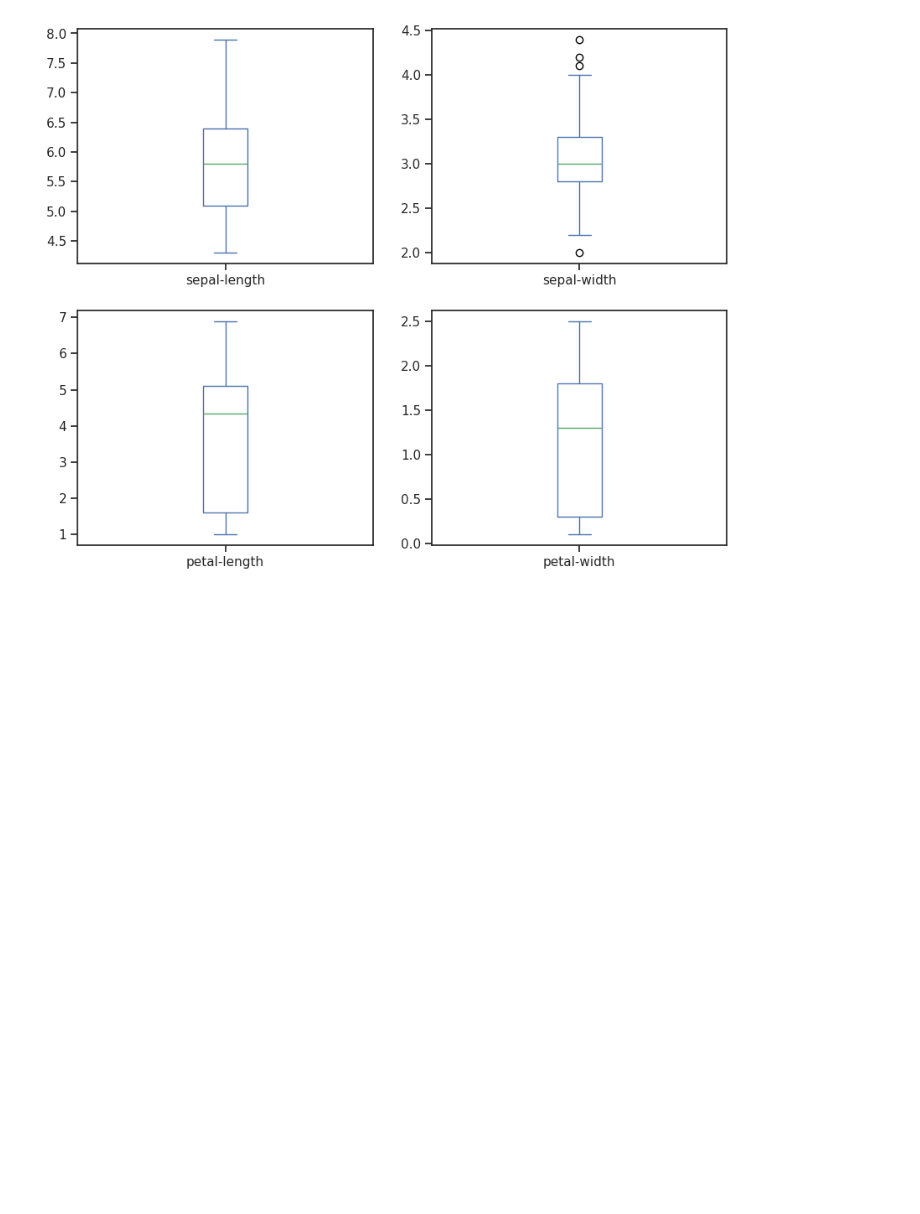
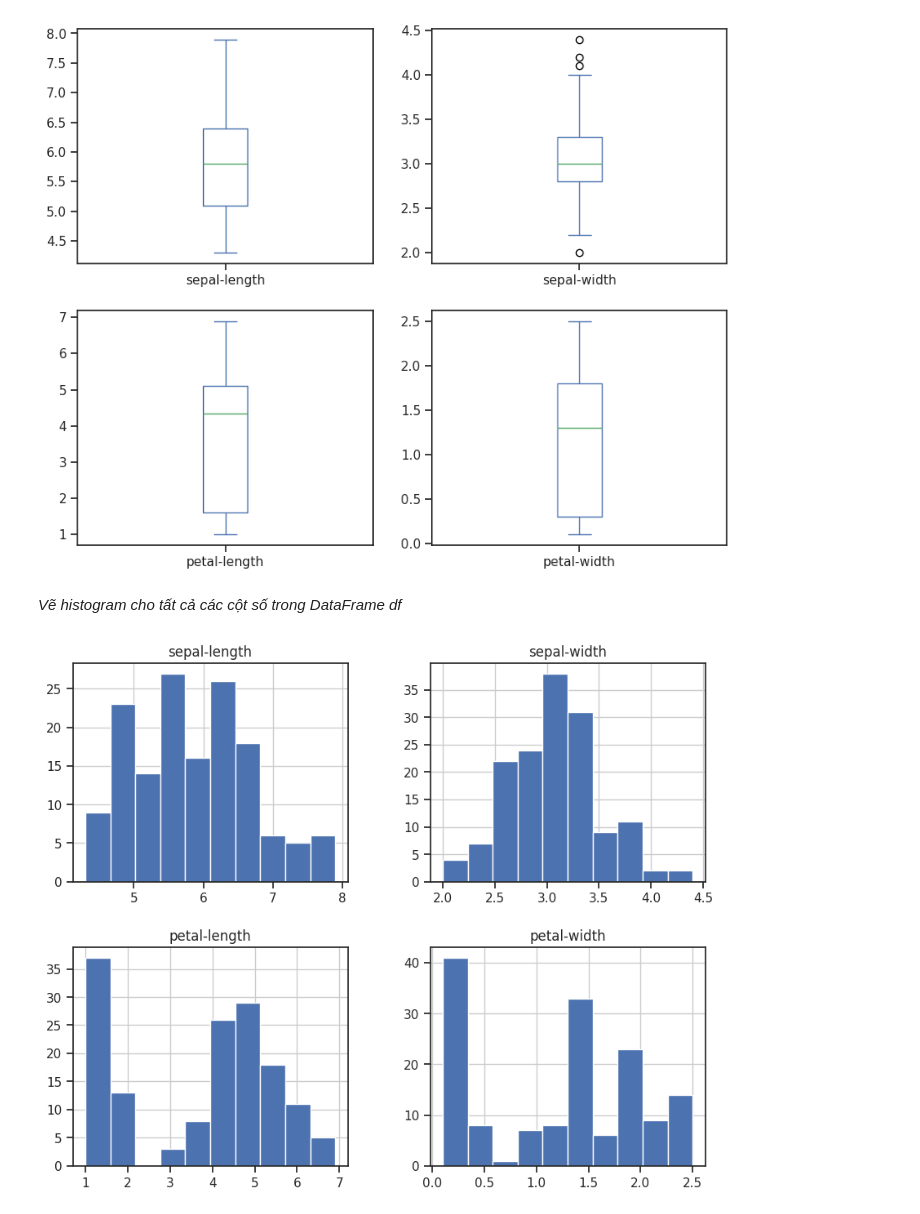
Before and after one commit to Mint0511/Data-analytics, a Jupyter notebook: lab2_NguyenVanMinh_3122410242 / slide_03_code.ipynb, the cells around one changed output. Saved outputs shown, nothing was run; the diff lists cells and outputs as text; code cells hidden in the pictures; blank space fills up the shorter version.

```diff
--- a/lab2_NguyenVanMinh_3122410242 / slide_03_code.ipynb
+++ b/lab2_NguyenVanMinh_3122410242 / slide_03_code.ipynb
@@ -469,3 +469,10 @@ df.plot(kind='box',                 # Loại đồ thị: boxplot
 plt.show()                           # Hiển thị đồ thị
 # %% [output]
 [figure]
+# %% [markdown]
+*Vẽ histogram cho tất cả các cột số trong DataFrame df*
+# %%
+df.hist()    # Vẽ histogram cho tất cả các cột số trong DataFrame df
+plt.show()   # Hiển thị đồ thị
+# %% [output]
+[figure, added]
```
Also changed, not shown: parts of 6 cells of this notebook.
